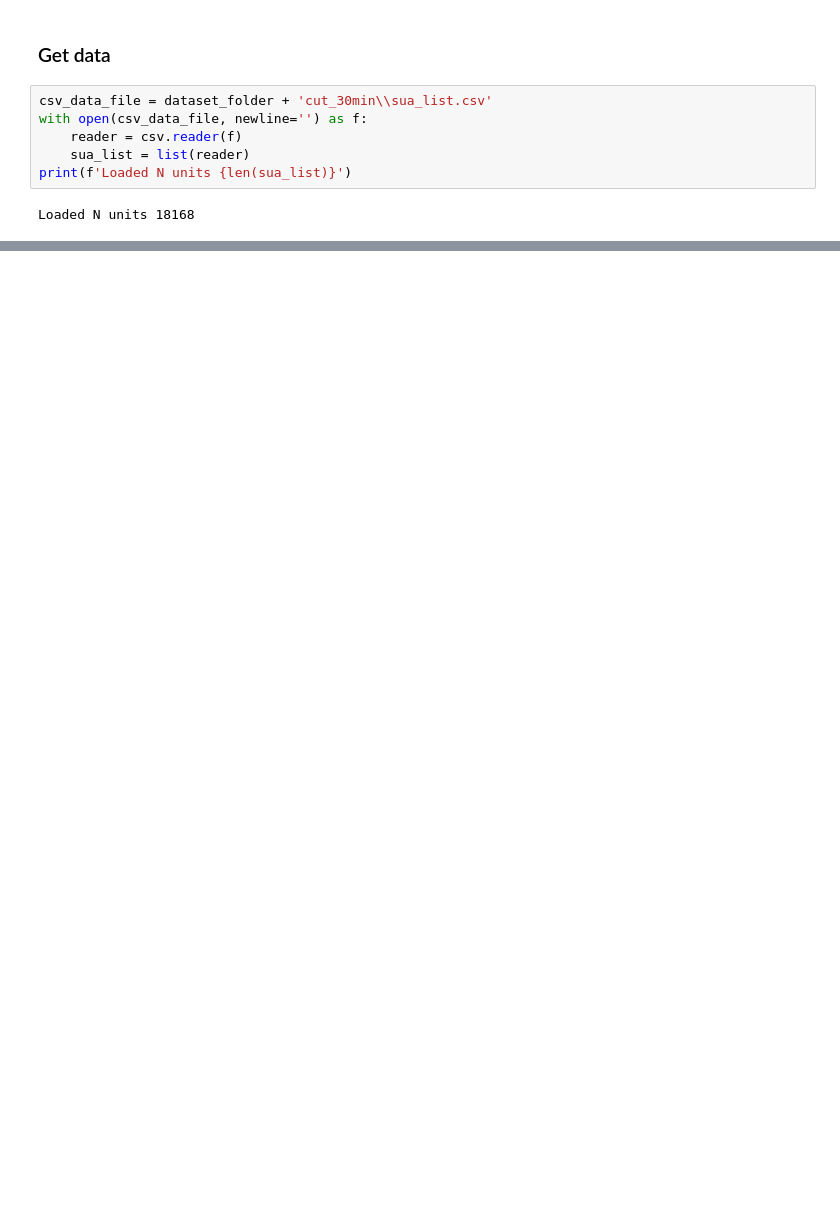
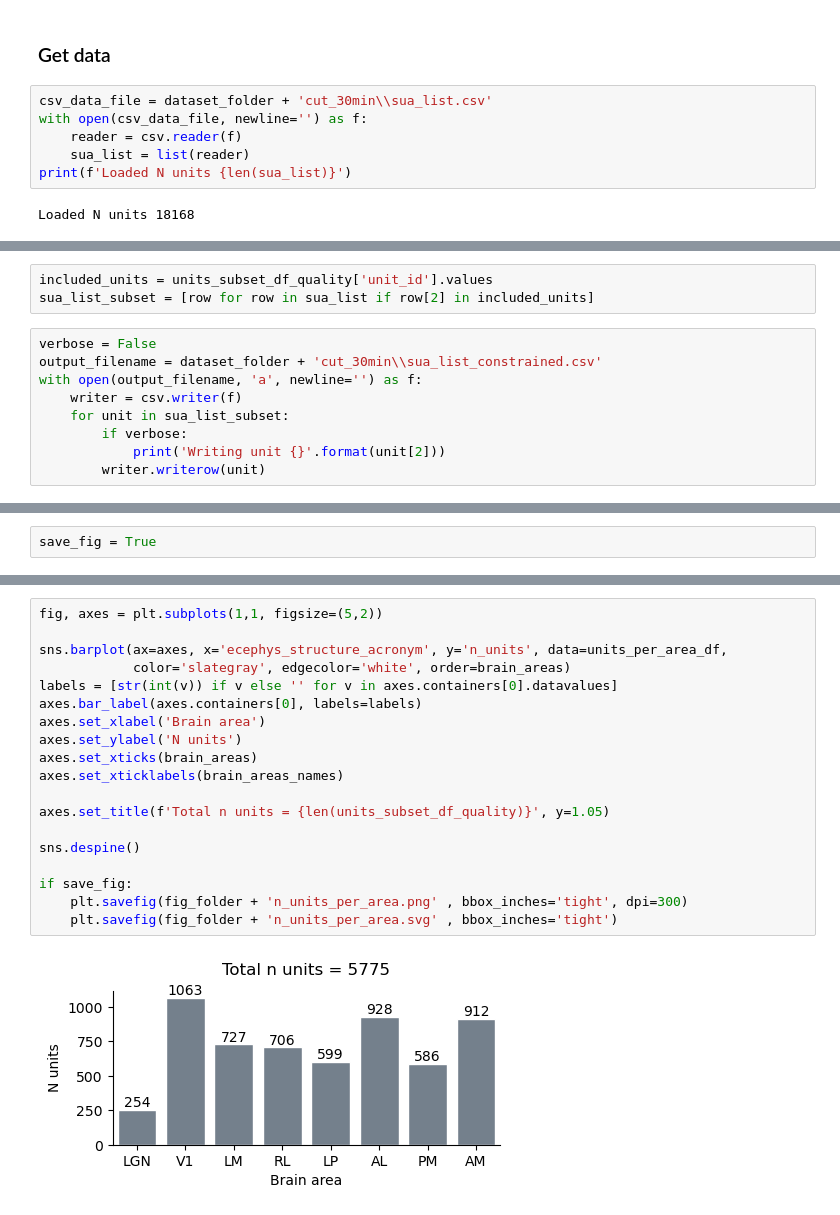
Before and after one commit to iinnpp/isttc, a Jupyter notebook: notebooks/mice/plot_dataset_info.ipynb, the cells around one changed output, grey strips where cells are left out. Drawn from its saved outputs; the diff is of its cells as text; blank space fills up the shorter version.

```diff
--- a/notebooks/mice/plot_dataset_info.ipynb
+++ b/notebooks/mice/plot_dataset_info.ipynb
@@ -64,0 +75,12 @@ N units from 8 areas 5775
+# %%
+included_units = units_subset_df_quality['unit_id'].values
+sua_list_subset = [row for row in sua_list if row[2] in included_units]
+# %%
+verbose = False
+output_filename = dataset_folder + 'cut_30min\\sua_list_constrained.csv'
+with open(output_filename, 'a', newline='') as f:
+    writer = csv.writer(f)
+    for unit in sua_list_subset:
+        if verbose:
+            print('Writing unit {}'.format(unit[2]))
+        writer.writerow(unit)
@@ -64,0 +91,2 @@ N units from 8 areas 5775
+# %%
+save_fig = True
@@ -88,0 +109,21 @@ units_subset_df.groupby(by='ecephys_structure_acronym', as_index=False).count()
+# %%
+fig, axes = plt.subplots(1,1, figsize=(5,2))
+
+sns.barplot(ax=axes, x='ecephys_structure_acronym', y='n_units', data=units_per_area_df,
+            color='slategray', edgecolor='white', order=brain_areas)
+labels = [str(int(v)) if v else '' for v in axes.containers[0].datavalues]
+axes.bar_label(axes.containers[0], labels=labels)
+axes.set_xlabel('Brain area')
+axes.set_ylabel('N units')
+axes.set_xticks(brain_areas)
+axes.set_xticklabels(brain_areas_names)
+
+axes.set_title(f'Total n units = {len(units_subset_df_quality)}', y=1.05)
+
+sns.despine()
+
+if save_fig:
+    plt.savefig(fig_folder + 'n_units_per_area.png' , bbox_inches='tight', dpi=300)
+    plt.savefig(fig_folder + 'n_units_per_area.svg' , bbox_inches='tight')
+# %% [output]
+[figure, added]
```
Also changed, not shown: parts of 15 cells of this notebook, 8 other files.
